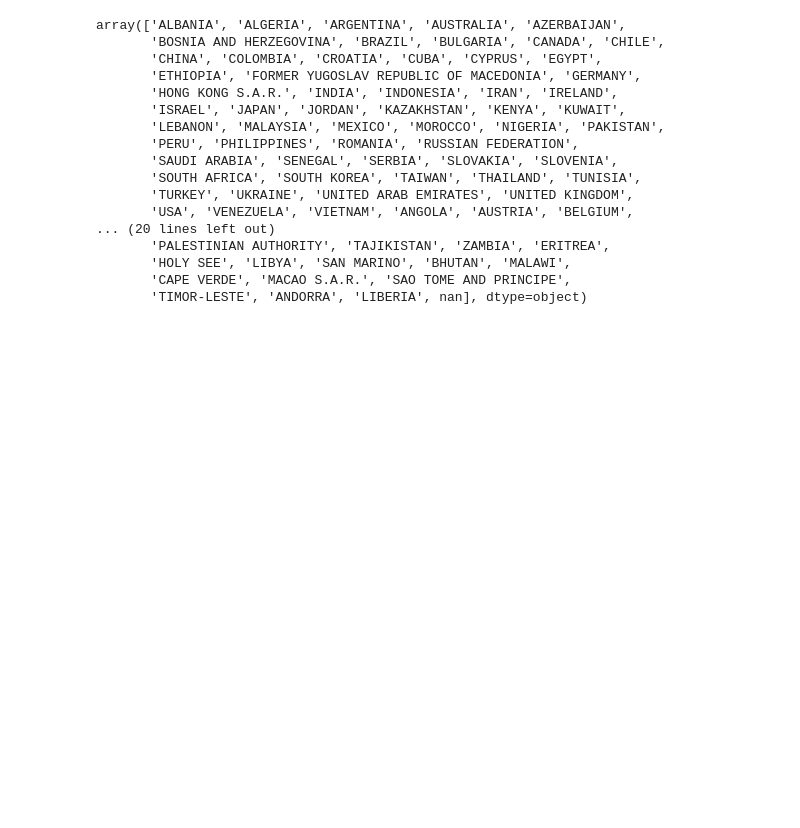
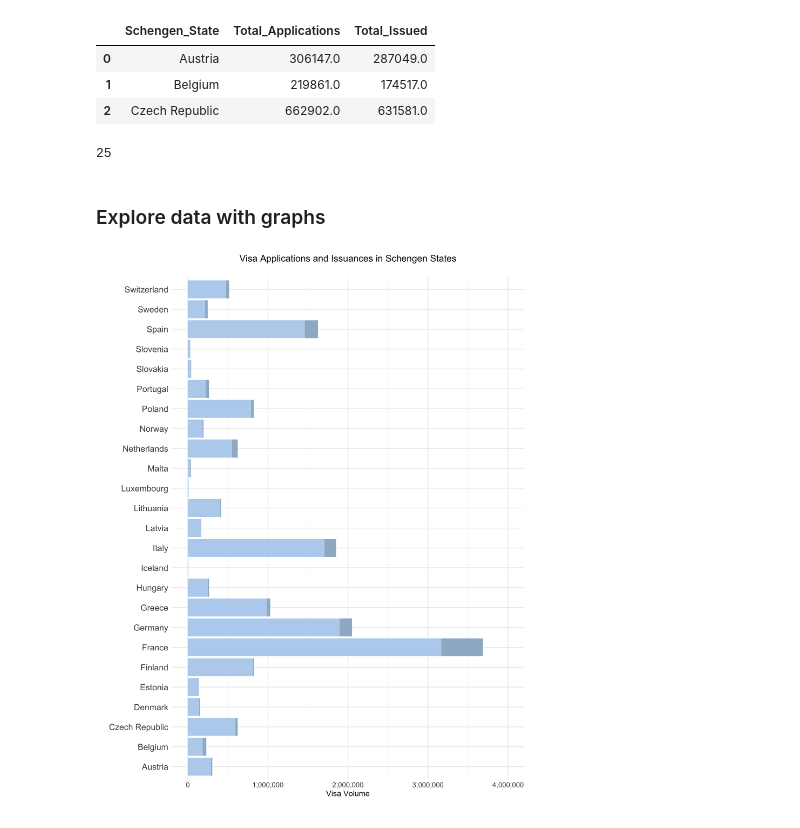
Before and after one commit to hannahlyon/schengen-visa-issuance-statistics, a Jupyter notebook: eda.ipynb, the cells around one changed output. Drawn from its saved outputs; the diff is of its cells as text; code cells hidden in the pictures; blank space fills up the shorter version.

```diff
--- a/eda.ipynb
+++ b/eda.ipynb
@@ -49,20 +22,0 @@ memory usage: 279.8+ KB
-# %%
-df2017['Country where consulate is located'].unique()
-# %% [output]
-array(['ALBANIA', 'ALGERIA', 'ARGENTINA', 'AUSTRALIA', 'AZERBAIJAN',
-       'BOSNIA AND HERZEGOVINA', 'BRAZIL', 'BULGARIA', 'CANADA', 'CHILE',
-       'CHINA', 'COLOMBIA', 'CROATIA', 'CUBA', 'CYPRUS', 'EGYPT',
-       'ETHIOPIA', 'FORMER YUGOSLAV REPUBLIC OF MACEDONIA', 'GERMANY',
-       'HONG KONG S.A.R.', 'INDIA', 'INDONESIA', 'IRAN', 'IRELAND',
-       'ISRAEL', 'JAPAN', 'JORDAN', 'KAZAKHSTAN', 'KENYA', 'KUWAIT',
-       'LEBANON', 'MALAYSIA', 'MEXICO', 'MOROCCO', 'NIGERIA', 'PAKISTAN',
-       'PERU', 'PHILIPPINES', 'ROMANIA', 'RUSSIAN FEDERATION',
-       'SAUDI ARABIA', 'SENEGAL', 'SERBIA', 'SLOVAKIA', 'SLOVENIA',
-       'SOUTH AFRICA', 'SOUTH KOREA', 'TAIWAN', 'THAILAND', 'TUNISIA',
-       'TURKEY', 'UKRAINE', 'UNITED ARAB EMIRATES', 'UNITED KINGDOM',
-       'USA', 'VENEZUELA', 'VIETNAM', 'ANGOLA', 'AUSTRIA', 'BELGIUM',
-... (20 lines left out)
-       'PALESTINIAN AUTHORITY', 'TAJIKISTAN', 'ZAMBIA', 'ERITREA',
-       'HOLY SEE', 'LIBYA', 'SAN MARINO', 'BHUTAN', 'MALAWI',
-       'CAPE VERDE', 'MACAO S.A.R.', 'SAO TOME AND PRINCIPE',
-       'TIMOR-LESTE', 'ANDORRA', 'LIBERIA', nan], dtype=object)
@@ -68,0 +26,37 @@ array(['ALBANIA', 'ALGERIA', 'ARGENTINA', 'AUSTRALIA', 'AZERBAIJAN',
+# %%
+df2017.groupby(df2017['Country where consulate is located'])
+df_cols = ['Schengen State', 'Country where consulate is located', 'Consulate', \
+           'Total ATVs and uniform visas applied for', \
+           'Total ATVs and uniform visas issued  (including multiple ATVs, MEVs and LTVs) ']
+new_cols = ['Schengen_State', 'Consulate_State', 'Consulate', 'Total_Applications', 'Total_Issued']
+df2017 = df2017[df_cols]
+df2017.columns = new_cols
+df2018 = df2018[df_cols]
+df2018.columns = new_cols
+# %%
+def clean(df):
+    for col in df.columns:
+        if col == 'Total_Applications' or col == 'Total_Issued':
+            df[col] = df[col].str.replace(',','')
+            df[col] = df[col].astype(float)
+    return df
+# %%
+df2017 = clean(df2017)
+df2018 = clean(df2018)
+# %%
+proportions2017 = df2017.groupby([df2017['Schengen_State']]).agg({'Total_Applications' : 'sum', 'Total_Issued' : 'sum'})
+proportions2018 = df2018.groupby([df2018['Schengen_State']]).agg({'Total_Applications' : 'sum', 'Total_Issued' : 'sum'})
+proportions2017 = proportions2017.reset_index()
+proportions2018 = proportions2018.reset_index()
+proportions2018.head(3)
+# %% [output]
+|  | Schengen_State | Total_Applications | Total_Issued |
+| 0 | Austria | 306147.0 | 287049.0 |
+| 1 | Belgium | 219861.0 | 174517.0 |
+| 2 | Czech Republic | 662902.0 | 631581.0 |
+# %%
+len(proportions2018['Schengen_State'].unique())
+# %% [output]
+25
+# %% [markdown]
+### Explore data with graphs
@@ -68,0 +68,15 @@ array(['ALBANIA', 'ALGERIA', 'ARGENTINA', 'AUSTRALIA', 'AZERBAIJAN',
+# %%
+%%R -w 8.5 -h 11 --units in -r 400
+
+ggplot() +
+geom_col(aes(x = Schengen_State, y = Total_Applications), fill = 'slategray3', data = proportions2017) +
+geom_col(aes(x = Schengen_State, y = Total_Issued), fill = 'slategray2', data = proportions2017) +
+scale_y_continuous(limits = c(0, 4000000), breaks = seq(0, 4000000, by = 1000000), labels = scales::comma) +
+labs(title = 'Visa Applications and Issuances in Schengen States\n', y = 'Visa Volume\n', x = '') +
+theme_minimal() +
+theme(plot.title = element_text(hjust = 0.5), axis.text.y = element_text(size = 12), axis.text.x = element_text(size = 10)) +
+coord_flip()
+
+# add 2018 data
+# %% [output]
+[figure, added]
```
Also changed, not shown: parts of 17 cells of this notebook.
